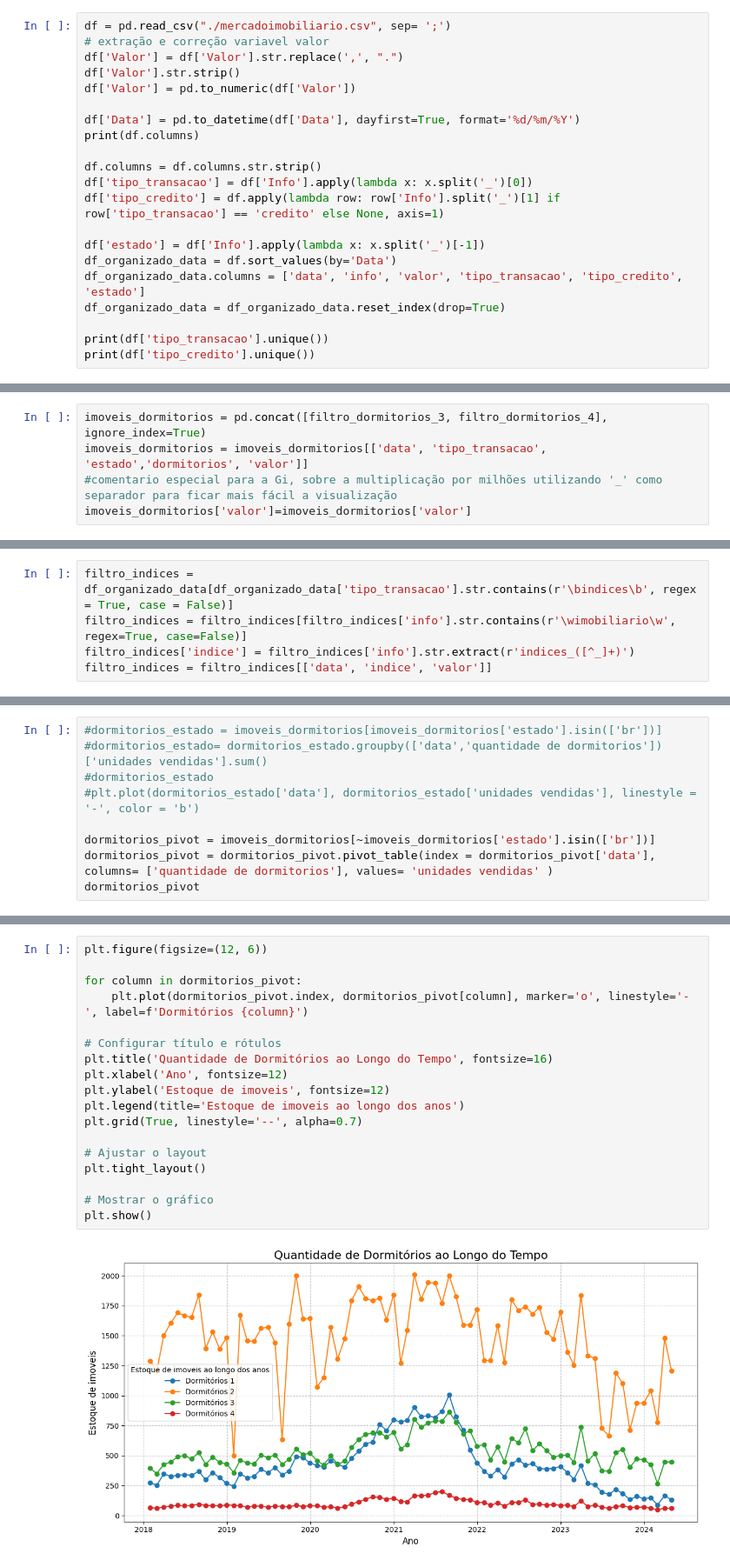
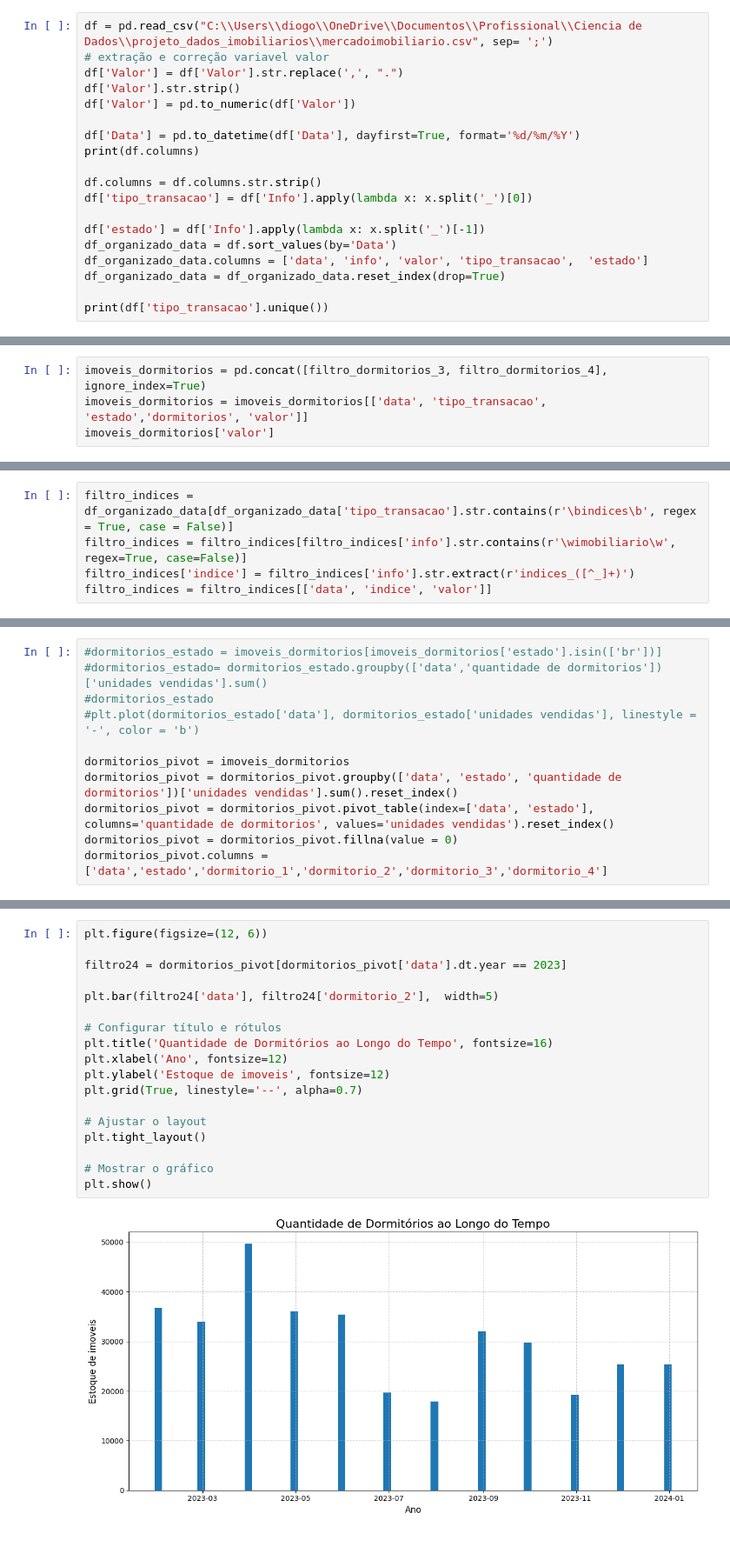
Before and after one commit to Dogix11/projeto_dados_imobiliarios, a Jupyter notebook: analise_imoveis.ipynb, the cells around one changed output, grey strips where cells are left out. Shown: that part at 87% size. Saved outputs shown, nothing was run; the diff lists cells and outputs as text.

```diff
--- a/analise_imoveis.ipynb
+++ b/analise_imoveis.ipynb
@@ -6,7 +6,7 @@ import re
 import seaborn as sns
 import numpy as np
 # %%
-df = pd.read_csv("./mercadoimobiliario.csv", sep= ';')
+df = pd.read_csv("C:\\Users\\diogo\\OneDrive\\Documentos\\Profissional\\Ciencia de Dados\\projeto_dados_imobiliarios\\mercadoimobiliario.csv", sep= ';')
 # extração e correção variavel valor
 df['Valor'] = df['Valor'].str.replace(',', ".")
 df['Valor'].str.strip()
@@ -17,15 +17,13 @@ print(df.columns)
 
 df.columns = df.columns.str.strip()
 df['tipo_transacao'] = df['Info'].apply(lambda x: x.split('_')[0])
-df['tipo_credito'] = df.apply(lambda row: row['Info'].split('_')[1] if row['tipo_transacao'] == 'credito' else None, axis=1)
 
 df['estado'] = df['Info'].apply(lambda x: x.split('_')[-1])
 df_organizado_data = df.sort_values(by='Data')
-df_organizado_data.columns = ['data', 'info', 'valor', 'tipo_transacao', 'tipo_credito', 'estado']
+df_organizado_data.columns = ['data', 'info', 'valor', 'tipo_transacao',  'estado']
 df_organizado_data = df_organizado_data.reset_index(drop=True)
 
 print(df['tipo_transacao'].unique())
-print(df['tipo_credito'].unique())
 # %% [output]
 Index(['Data', 'Info', 'Valor'], dtype='object')
 ['credito' 'imoveis' 'direcionamento' 'fontes' 'indices' 'contabil']
@@ -46,5 +43,4 @@ See the caveats in the documentation: https://pandas.pydata.org/pandas-docs/stab
 # %%
 imoveis_dormitorios = pd.concat([filtro_dormitorios_3, filtro_dormitorios_4], ignore_index=True)
 imoveis_dormitorios = imoveis_dormitorios[['data', 'tipo_transacao', 'estado','dormitorios', 'valor']]
-#comentario especial para a Gi, sobre a multiplicação por milhões utilizando '_' como separador para ficar mais fácil a visualização
-imoveis_dormitorios['valor']=imoveis_dormitorios['valor']
+imoveis_dormitorios['valor']
@@ -154,6 +213,8 @@ Text(0.5, 0, 'Unidade da Federação')
 #dormitorios_estado
 #plt.plot(dormitorios_estado['data'], dormitorios_estado['unidades vendidas'], linestyle = '-', color = 'b')
 
-dormitorios_pivot = imoveis_dormitorios[~imoveis_dormitorios['estado'].isin(['br'])]
-dormitorios_pivot = dormitorios_pivot.pivot_table(index = dormitorios_pivot['data'], columns= ['quantidade de dormitorios'], values= 'unidades vendidas' )
-dormitorios_pivot
+dormitorios_pivot = imoveis_dormitorios
+dormitorios_pivot = dormitorios_pivot.groupby(['data', 'estado', 'quantidade de dormitorios'])['unidades vendidas'].sum().reset_index()
+dormitorios_pivot = dormitorios_pivot.pivot_table(index=['data', 'estado'], columns='quantidade de dormitorios', values='unidades vendidas').reset_index()
+dormitorios_pivot = dormitorios_pivot.fillna(value = 0)
+dormitorios_pivot.columns = ['data','estado','dormitorio_1','dormitorio_2','dormitorio_3','dormitorio_4']
@@ -175,20 +239,20 @@ dormitorios_pivot
 # %%
 plt.figure(figsize=(12, 6))
 
-for column in dormitorios_pivot:
-    plt.plot(dormitorios_pivot.index, dormitorios_pivot[column], marker='o', linestyle='-', label=f'Dormitórios {column}')
+filtro24 = dormitorios_pivot[dormitorios_pivot['data'].dt.year == 2023]
+
+plt.bar(filtro24['data'], filtro24['dormitorio_2'],  width=5)
 
 # Configurar título e rótulos
 plt.title('Quantidade de Dormitórios ao Longo do Tempo', fontsize=16)
 plt.xlabel('Ano', fontsize=12)
 plt.ylabel('Estoque de imoveis', fontsize=12)
-plt.legend(title='Estoque de imoveis ao longo dos anos')
 plt.grid(True, linestyle='--', alpha=0.7)
 
 # Ajustar o layout
 plt.tight_layout()
 
 # Mostrar o gráfico
 plt.show()
 # %% [output]
-[figure, old version]
+[figure, new version]
```
Also changed, not shown: parts of 130 cells of this notebook, 5 other files.
